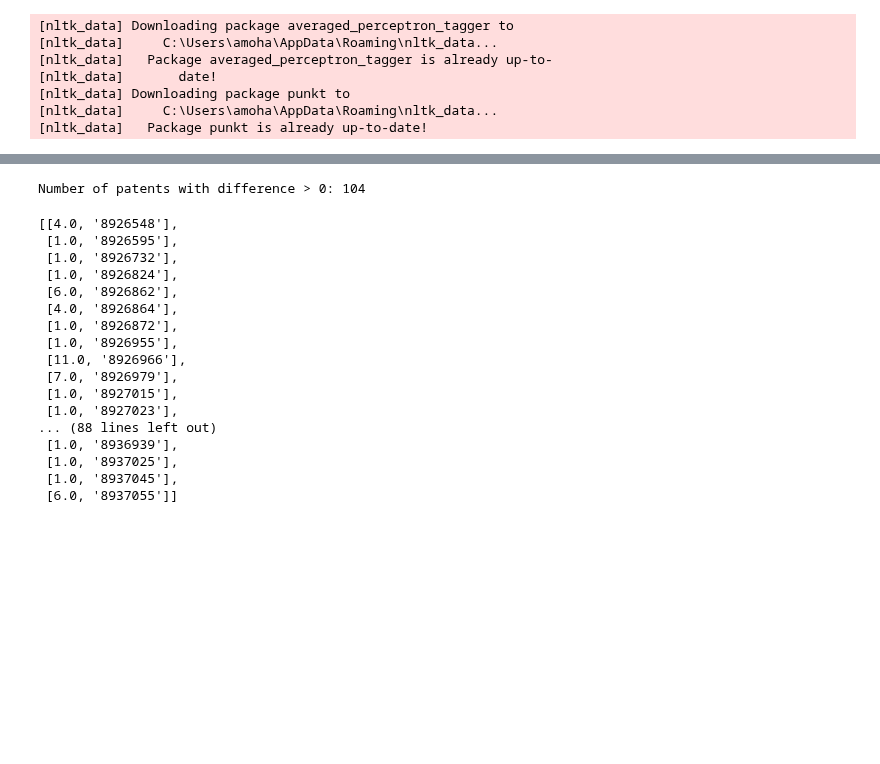
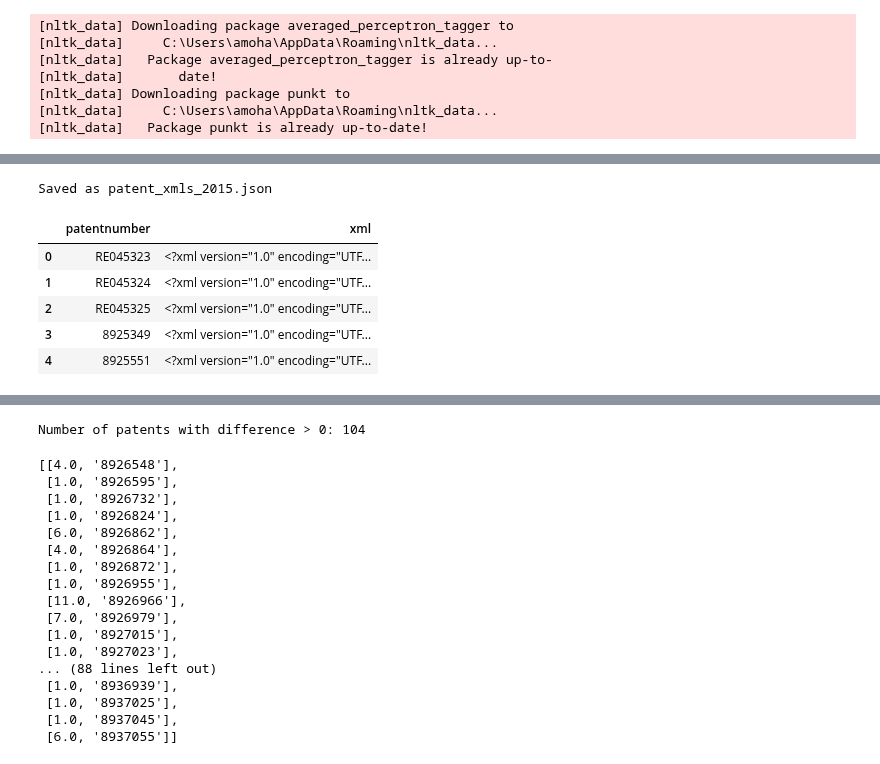
Before and after one commit to AmirMohammadiKarbalaei/prophetic_patents, a Jupyter notebook: notebooks/freilich_test_set.ipynb, the cells around one changed output, grey strips where cells are left out. Drawn from its saved outputs; the diff is of its cells as text; code cells hidden in the pictures; blank space fills up the shorter version.

```diff
--- a/notebooks/freilich_test_set.ipynb
+++ b/notebooks/freilich_test_set.ipynb
@@ -27,3 +45,19 @@ from utilities.test_dataset_utils import *
+# %%
+save_as_json(test_dataset, "patent_xmls_2015.json")
+# %% [output]
+Saved as patent_xmls_2015.json
+# %%
+data = read_json("patent_xmls_2015.json")
+df = pd.DataFrame.from_dict(data,orient="index").reset_index()
+df.columns = ["patentnumber","xml"]
+df.head()
+# %% [output]
+|  | patentnumber | xml |
+| 0 | RE045323 | <?xml version="1.0" encoding="UTF... |
+| 1 | RE045324 | <?xml version="1.0" encoding="UTF... |
+| 2 | RE045325 | <?xml version="1.0" encoding="UTF... |
+| 3 | 8925349 | <?xml version="1.0" encoding="UTF... |
+| 4 | 8925551 | <?xml version="1.0" encoding="UTF... |
 # %%
 # test_data = load_from_pickle("../data/test_dataset_2015.pkl")
 
```
Also changed, not shown: parts of 42 cells of this notebook, 2 other files.
